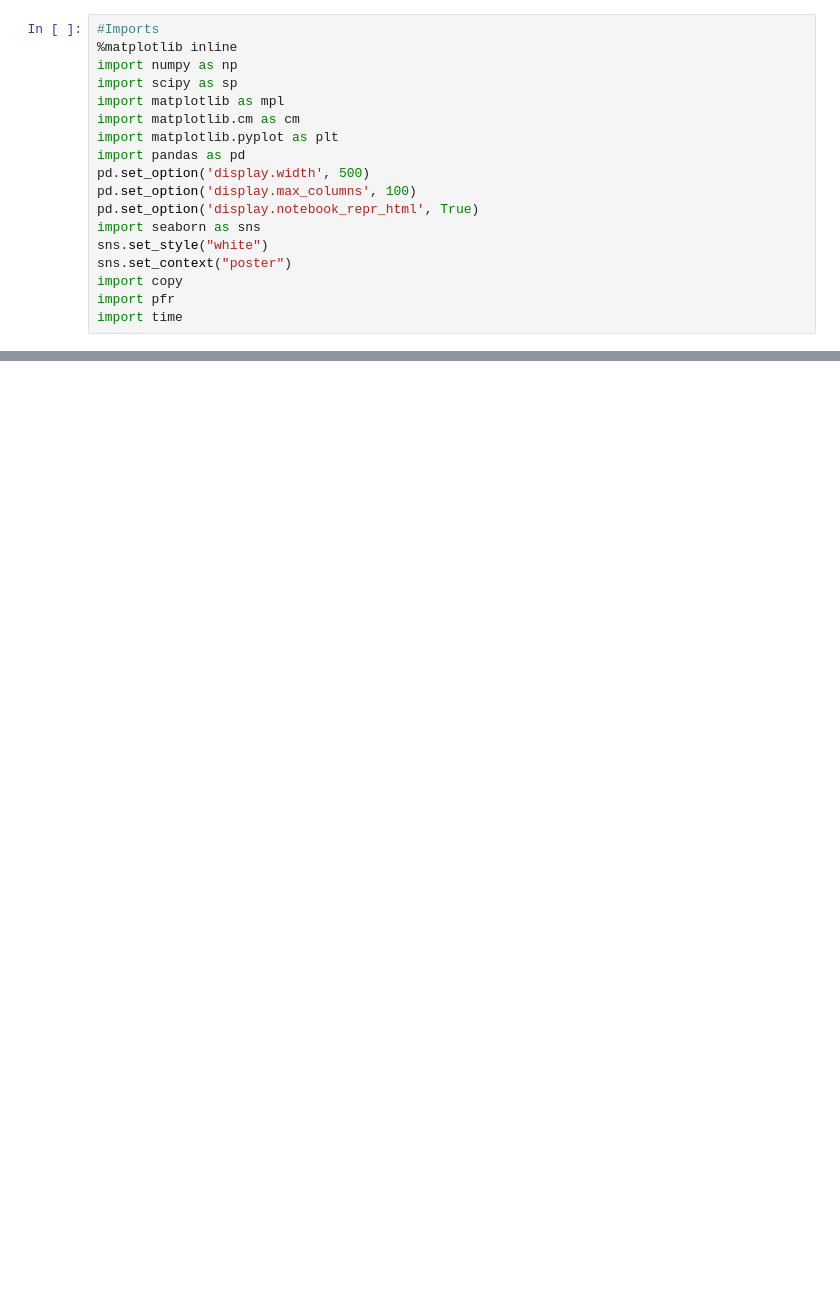
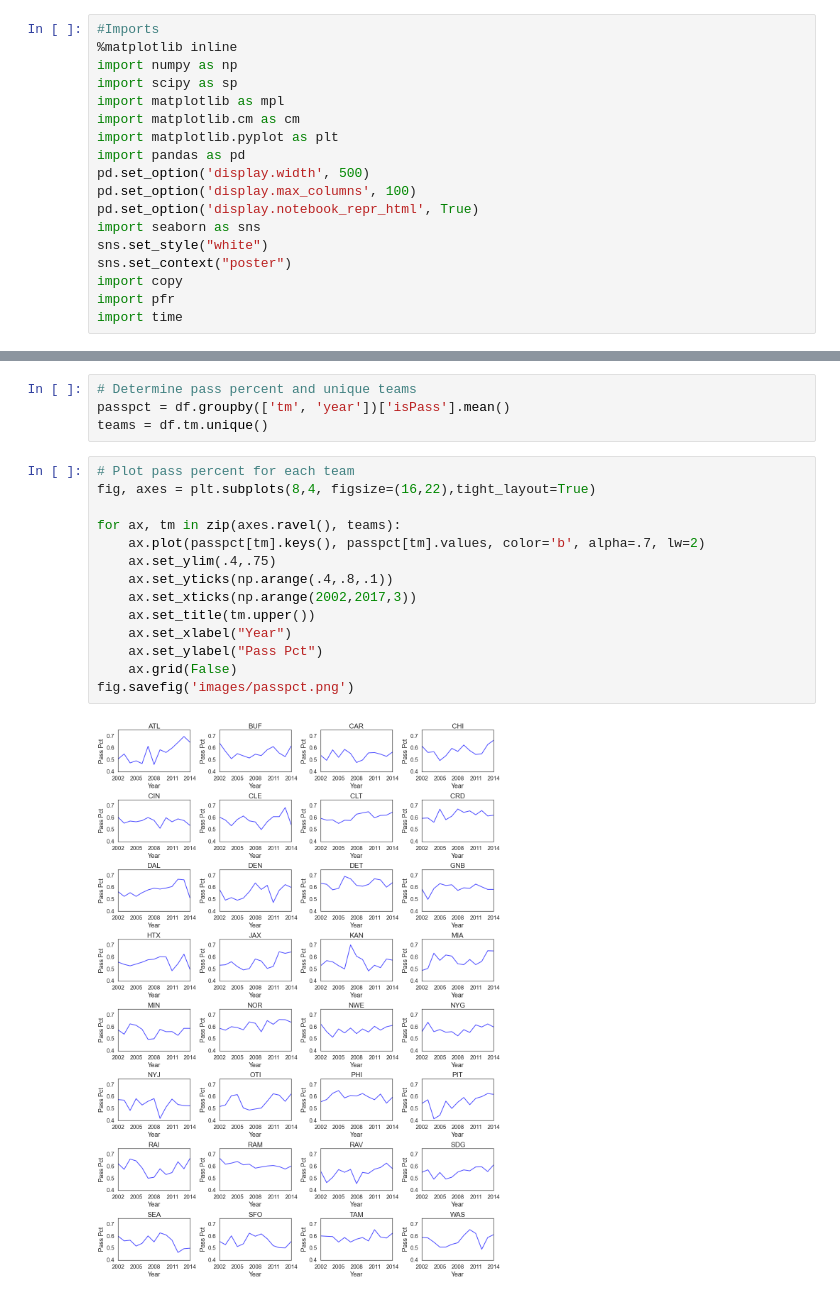
Before and after one commit to mdgoldberg/playprediction, a Jupyter notebook: Some EDA.ipynb, the cells around one changed output, grey strips where cells are left out. Cells and saved outputs as stored; diff of their text form; blank space fills up the shorter version.

```diff
--- a/Some EDA.ipynb
+++ b/Some EDA.ipynb
@@ -47,0 +40,20 @@ df["addscore"] = df["tm_score"] + df["opp_score"]
+# %%
+# Determine pass percent and unique teams
+passpct = df.groupby(['tm', 'year'])['isPass'].mean()
+teams = df.tm.unique()
+# %%
+# Plot pass percent for each team
+fig, axes = plt.subplots(8,4, figsize=(16,22),tight_layout=True)
+
+for ax, tm in zip(axes.ravel(), teams):
+    ax.plot(passpct[tm].keys(), passpct[tm].values, color='b', alpha=.7, lw=2)
+    ax.set_ylim(.4,.75)
+    ax.set_yticks(np.arange(.4,.8,.1))
+    ax.set_xticks(np.arange(2002,2017,3))
+    ax.set_title(tm.upper())
+    ax.set_xlabel("Year")
+    ax.set_ylabel("Pass Pct")
+    ax.grid(False)
+fig.savefig('images/passpct.png')
+# %% [output]
+[figure, added]
```
Also changed, not shown: parts of 21 cells of this notebook, 5 other files.
